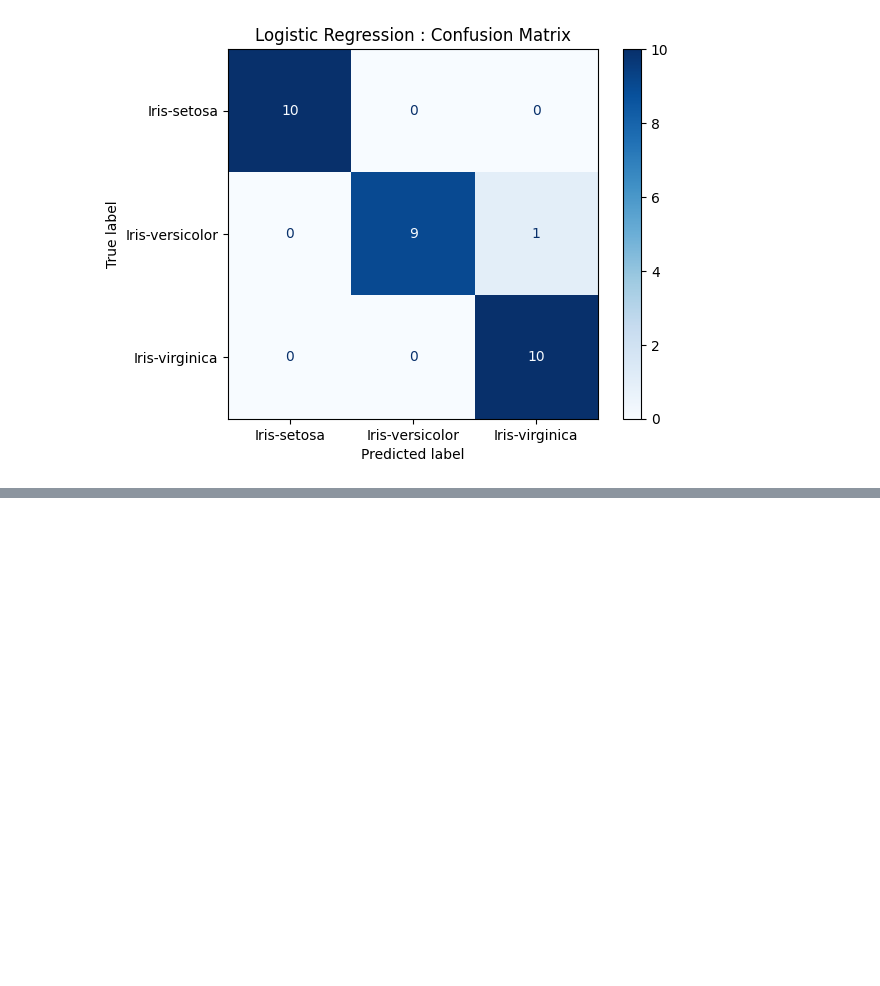
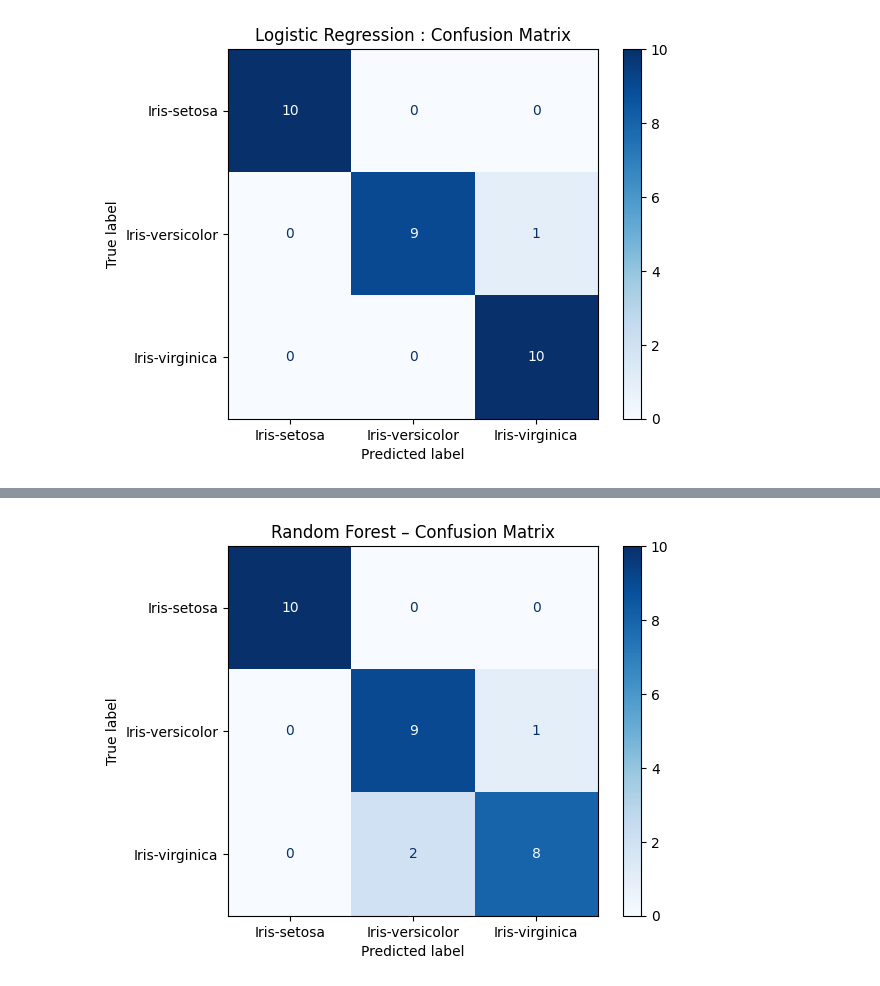
Before and after one commit to AmolSadana012/Iris_Flower_Classification_EDA, a Jupyter notebook: Iris_Classification.ipynb, the cells around one changed output, grey strips where cells are left out. Cells and saved outputs as stored; diff of their text form; code cells hidden in the pictures; blank space fills up the shorter version.

```diff
--- a/Iris_Classification.ipynb
+++ b/Iris_Classification.ipynb
@@ -154,0 +235,5 @@ plt.show()
+# %%
+from sklearn.metrics import accuracy_score, classification_report
+y_pred_rf = rf.predict(x_test)
+print("Random Forest Accuracy:", accuracy_score(y_test, y_pred_rf))
+print("\nClassification Report:\n", classification_report(y_test, y_pred_rf, target_names=le.classes_))
@@ -154,0 +253,10 @@ plt.show()
+# %%
+from sklearn.metrics import confusion_matrix, ConfusionMatrixDisplay
+import matplotlib.pyplot as plt
+cm_rf = confusion_matrix(y_test, y_pred_rf)
+disp_rf = ConfusionMatrixDisplay(confusion_matrix=cm_rf, display_labels=le.classes_)
+disp_rf.plot(cmap="Blues")
+plt.title("Random Forest – Confusion Matrix")
+plt.show()
+# %% [output]
+[figure, added]
```
Also changed, not shown: parts of 12 cells of this notebook.
